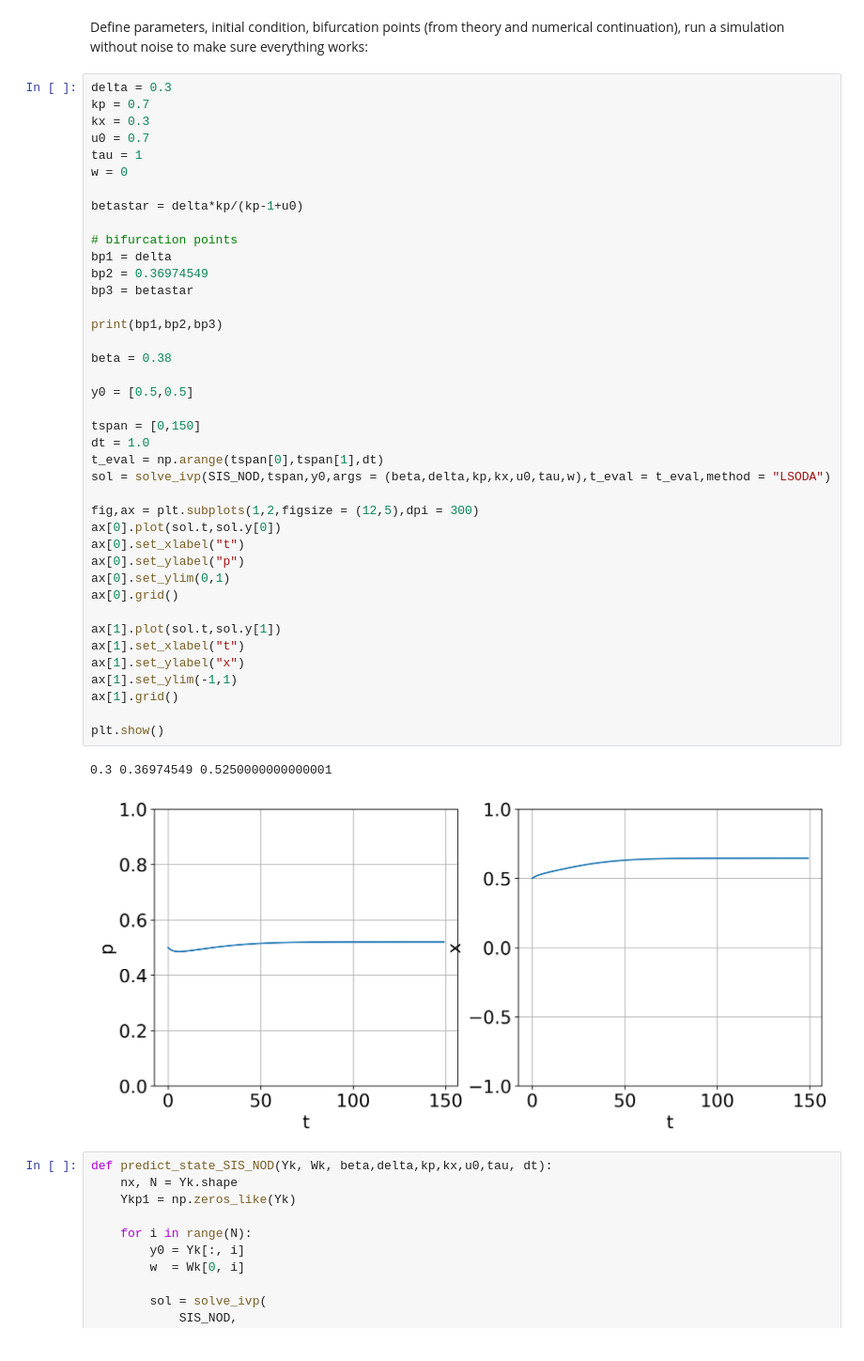
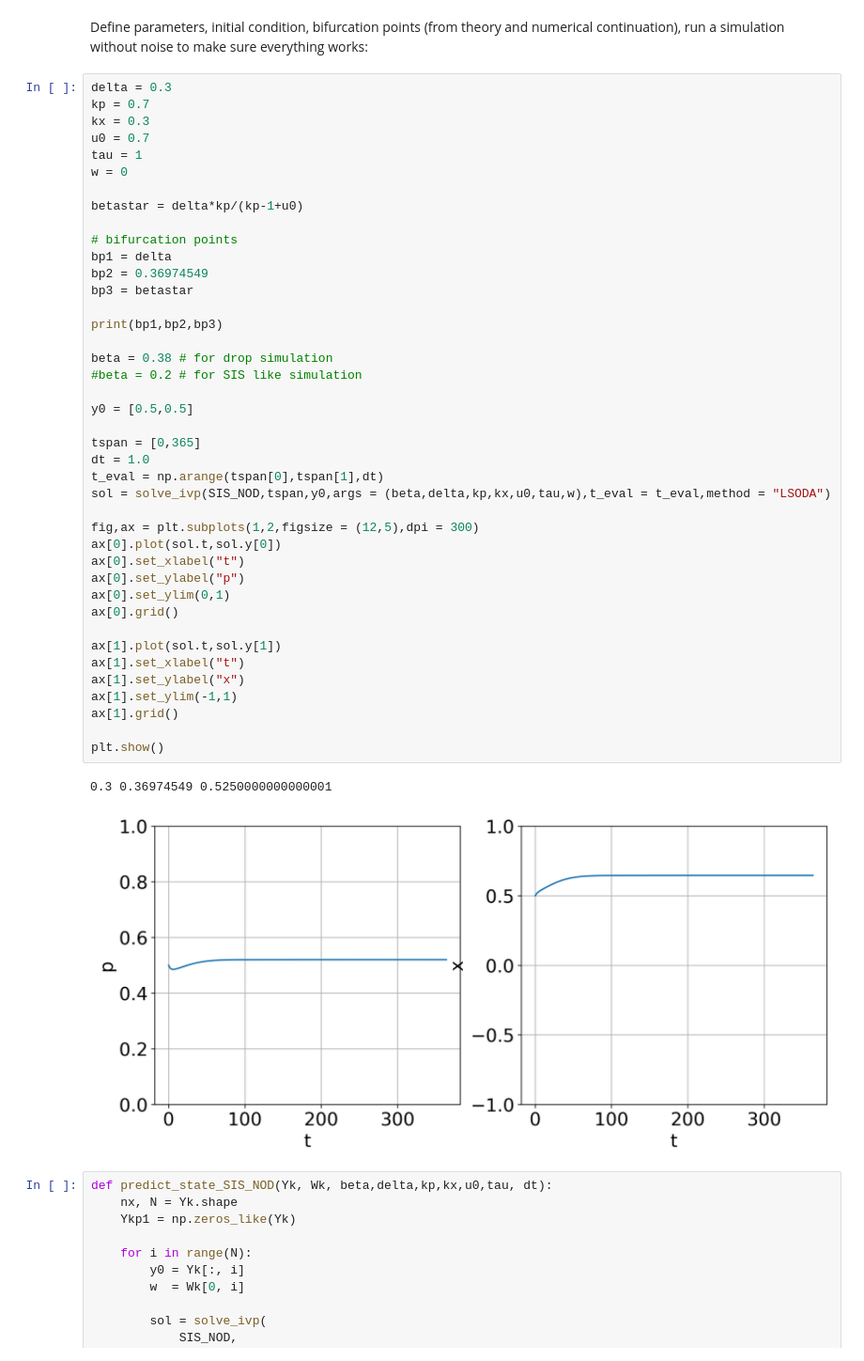
Before and after one commit to valentine-alia/MAE-6760, a Jupyter notebook: project/project.ipynb, the cells around one changed output. Shown at 94% size. Cells and saved outputs as stored; diff of their text form.

```diff
--- a/project/project.ipynb
+++ b/project/project.ipynb
@@ -45,36 +65,37 @@ betastar = delta*kp/(kp-1+u0)
 # bifurcation points
 bp1 = delta
 bp2 = 0.36974549
 bp3 = betastar
 
 print(bp1,bp2,bp3)
 
-beta = 0.38
+beta = 0.38 # for drop simulation
+#beta = 0.2 # for SIS like simulation
 
 y0 = [0.5,0.5]
 
-tspan = [0,150]
+tspan = [0,365]
 dt = 1.0
 t_eval = np.arange(tspan[0],tspan[1],dt)
 sol = solve_ivp(SIS_NOD,tspan,y0,args = (beta,delta,kp,kx,u0,tau,w),t_eval = t_eval,method = "LSODA")
 
 fig,ax = plt.subplots(1,2,figsize = (12,5),dpi = 300)
 ax[0].plot(sol.t,sol.y[0])
 ax[0].set_xlabel("t")
 ax[0].set_ylabel("p")
 ax[0].set_ylim(0,1)
 ax[0].grid()
 
 ax[1].plot(sol.t,sol.y[1])
 ax[1].set_xlabel("t")
 ax[1].set_ylabel("x")
 ax[1].set_ylim(-1,1)
 ax[1].grid()
 
 plt.show()
 # %% [output]
 0.3 0.36974549 0.5250000000000001
-[figure, old version]
+[figure, new version]
 # %%
 def predict_state_SIS_NOD(Yk, Wk, beta,delta,kp,kx,u0,tau, dt):
     nx, N = Yk.shape
```
Also changed, not shown: parts of 23 cells of this notebook, 1 other file.
